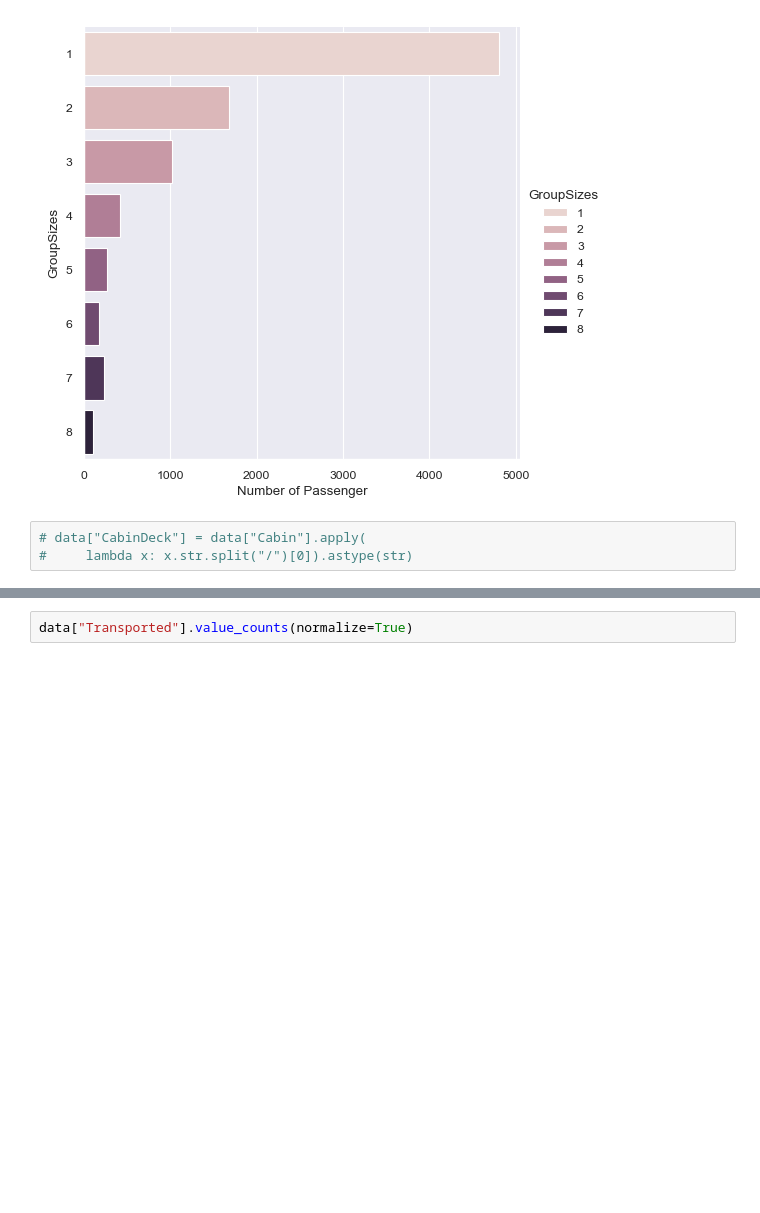
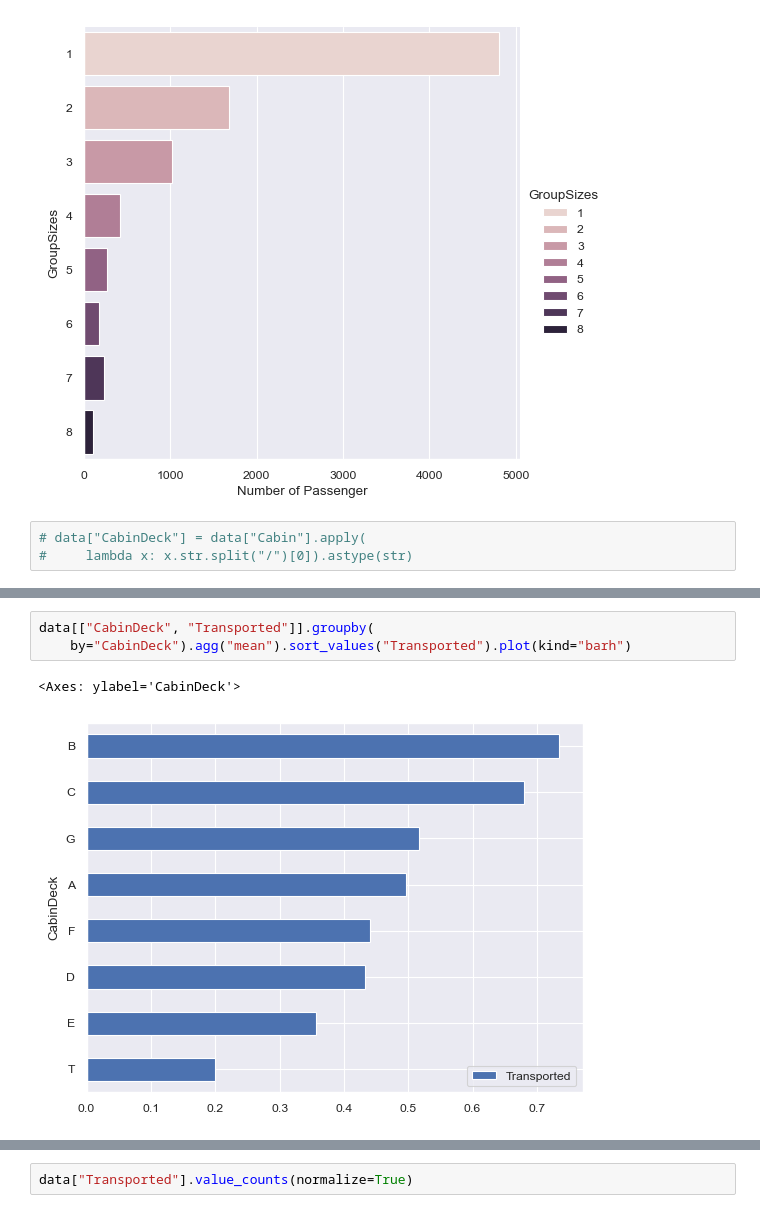
Before and after one commit to RMDS-GroupProject/spaceship_titanic, a Jupyter notebook: test.ipynb, the cells around one changed output, grey strips where cells are left out. Saved outputs shown, nothing was run; the diff lists cells and outputs as text; blank space fills up the shorter version.

```diff
--- a/test.ipynb
+++ b/test.ipynb
@@ -245,0 +284,6 @@ Name: Cabin, Length: 8693, dtype: object
+# %%
+data[["CabinDeck", "Transported"]].groupby(
+    by="CabinDeck").agg("mean").sort_values("Transported").plot(kind="barh")
+# %% [output]
+<Axes: ylabel='CabinDeck'>
+[figure, added]
```
Also changed, not shown: parts of 16 cells of this notebook.
